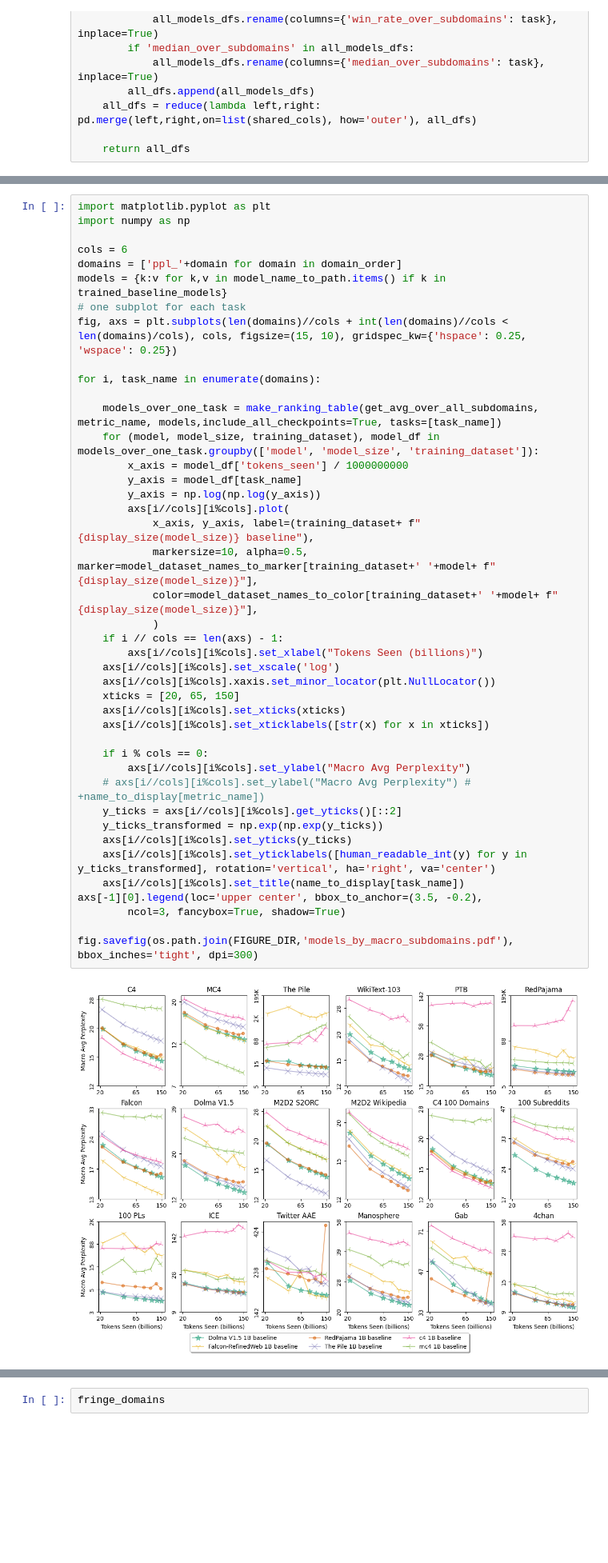
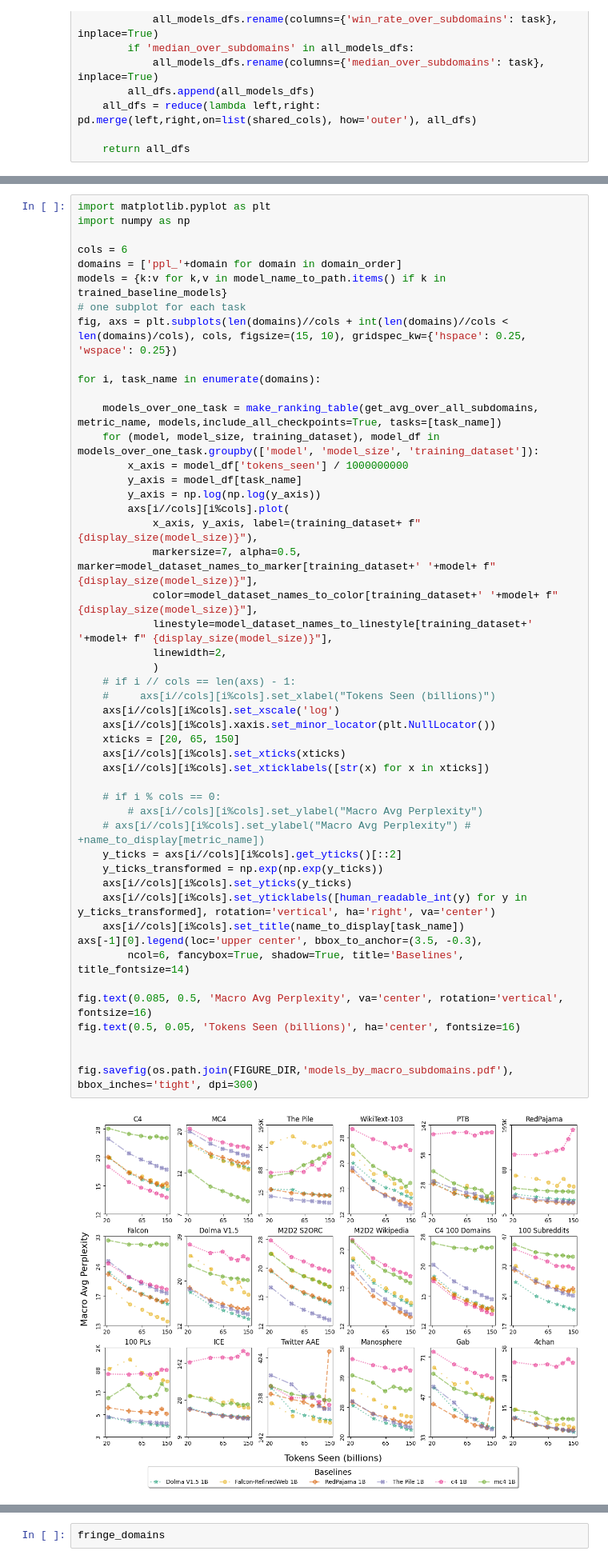
Before and after one commit to allenai/OLMo-Eval, a Jupyter notebook: notebooks/perplexity_suite_paper_visualizations.ipynb.ipynb, the cells around one changed output, grey strips where cells are left out. Shown at 80% size. Drawn from its saved outputs; the diff is of its cells as text; blank space fills up the shorter version.

```diff
--- a/notebooks/perplexity_suite_paper_visualizations.ipynb.ipynb
+++ b/notebooks/perplexity_suite_paper_visualizations.ipynb.ipynb
@@ -1480,42 +1944,48 @@ cols = 6
 domains = ['ppl_'+domain for domain in domain_order]
 models = {k:v for k,v in model_name_to_path.items() if k in trained_baseline_models}
 # one subplot for each task
 fig, axs = plt.subplots(len(domains)//cols + int(len(domains)//cols < len(domains)/cols), cols, figsize=(15, 10), gridspec_kw={'hspace': 0.25, 'wspace': 0.25})
 
 for i, task_name in enumerate(domains):
 
     models_over_one_task = make_ranking_table(get_avg_over_all_subdomains, metric_name, models,include_all_checkpoints=True, tasks=[task_name])
     for (model, model_size, training_dataset), model_df in models_over_one_task.groupby(['model', 'model_size', 'training_dataset']):
         x_axis = model_df['tokens_seen'] / 1000000000
         y_axis = model_df[task_name]
         y_axis = np.log(np.log(y_axis))
         axs[i//cols][i%cols].plot(
-            x_axis, y_axis, label=(training_dataset+ f" {display_size(model_size)} baseline"),
-            markersize=10, alpha=0.5, marker=model_dataset_names_to_marker[training_dataset+' '+model+ f" {display_size(model_size)}"],
+            x_axis, y_axis, label=(training_dataset+ f" {display_size(model_size)}"),
+            markersize=7, alpha=0.5, marker=model_dataset_names_to_marker[training_dataset+' '+model+ f" {display_size(model_size)}"],
             color=model_dataset_names_to_color[training_dataset+' '+model+ f" {display_size(model_size)}"],
+            linestyle=model_dataset_names_to_linestyle[training_dataset+' '+model+ f" {display_size(model_size)}"],
+            linewidth=2,
             )
-    if i // cols == len(axs) - 1:
-        axs[i//cols][i%cols].set_xlabel("Tokens Seen (billions)")
+    # if i // cols == len(axs) - 1:
+    #     axs[i//cols][i%cols].set_xlabel("Tokens Seen (billions)")
     axs[i//cols][i%cols].set_xscale('log')
     axs[i//cols][i%cols].xaxis.set_minor_locator(plt.NullLocator())
     xticks = [20, 65, 150]
     axs[i//cols][i%cols].set_xticks(xticks)
     axs[i//cols][i%cols].set_xticklabels([str(x) for x in xticks])
 
-    if i % cols == 0:
-        axs[i//cols][i%cols].set_ylabel("Macro Avg Perplexity")
+    # if i % cols == 0:
+        # axs[i//cols][i%cols].set_ylabel("Macro Avg Perplexity")
     # axs[i//cols][i%cols].set_ylabel("Macro Avg Perplexity") # +name_to_display[metric_name])
     y_ticks = axs[i//cols][i%cols].get_yticks()[::2]
     y_ticks_transformed = np.exp(np.exp(y_ticks))
     axs[i//cols][i%cols].set_yticks(y_ticks)
     axs[i//cols][i%cols].set_yticklabels([human_readable_int(y) for y in y_ticks_transformed], rotation='vertical', ha='right', va='center')
     axs[i//cols][i%cols].set_title(name_to_display[task_name])
-axs[-1][0].legend(loc='upper center', bbox_to_anchor=(3.5, -0.2),
-        ncol=3, fancybox=True, shadow=True)
+axs[-1][0].legend(loc='upper center', bbox_to_anchor=(3.5, -0.3),
+        ncol=6, fancybox=True, shadow=True, title='Baselines', title_fontsize=14)
+
+fig.text(0.085, 0.5, 'Macro Avg Perplexity', va='center', rotation='vertical', fontsize=16)
+fig.text(0.5, 0.05, 'Tokens Seen (billions)', ha='center', fontsize=16)
+
 
 fig.savefig(os.path.join(FIGURE_DIR,'models_by_macro_subdomains.pdf'), bbox_inches='tight', dpi=300)
 # %% [output]
-[figure, old version]
+[figure, new version]
 # %%
 import matplotlib.pyplot as plt
 import numpy as np
```
Also changed, not shown: parts of 68 cells of this notebook.
